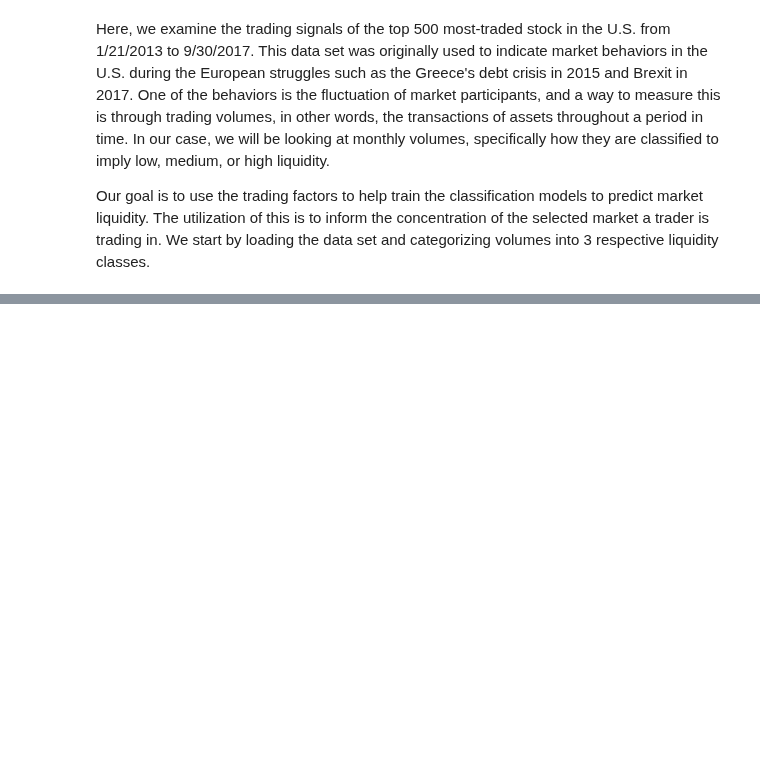
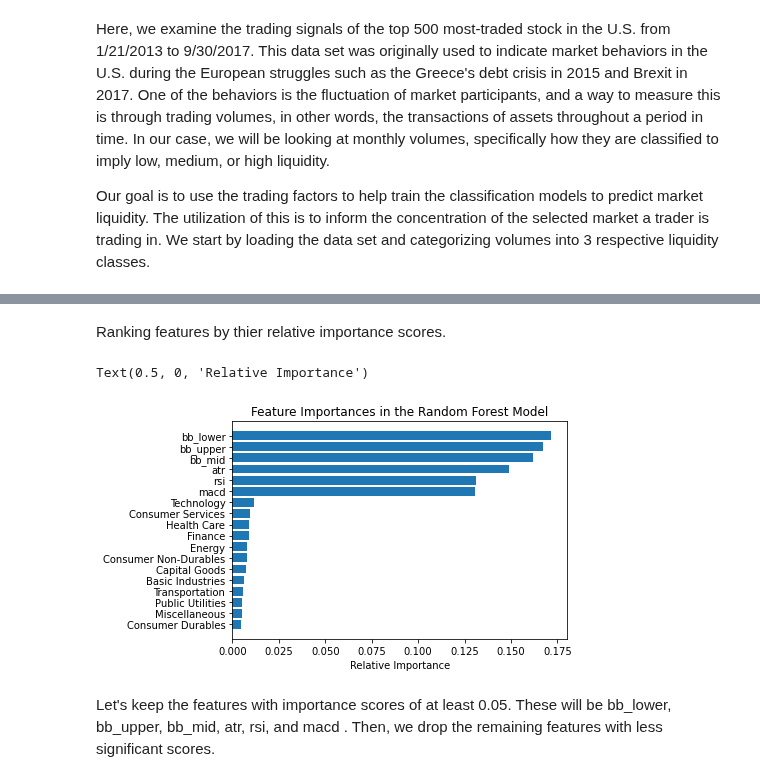
Before and after one commit to lykjohn/UChicago-Summer-Session-2022, a Jupyter notebook: Week4/Week 4 Lecture Source Code.ipynb, the cells around one changed output, grey strips where cells are left out. Cells and saved outputs as stored; diff of their text form; code cells hidden in the pictures; blank space fills up the shorter version.

```diff
--- a/Week4/Week 4 Lecture Source Code.ipynb
+++ b/Week4/Week 4 Lecture Source Code.ipynb
@@ -174,0 +199,4 @@ plt.show()
+# %%
+FEATURES = FEATURES+dummies.columns.to_list()
+# %%
+X_train, X_test, y_train, y_test = train_test_split(DATA2.loc[:, FEATURES], DATA2.loc[:, LABEL], test_size=0.2, random_state=0)
@@ -174,0 +205,22 @@ plt.show()
+# %%
+from sklearn.ensemble import RandomForestClassifier # importing the random forest module
+
+rf_model = RandomForestClassifier(random_state=0) # define the random forest model
+
+rf_model.fit(X_train, y_train) # fit the random forest model
+
+importances = rf_model.feature_importances_ # get importance
+
+indices = np.argsort(importances) # sort the features' index by their importance scores
+# %% [markdown]
+Ranking features by thier relative importance scores.
+# %%
+plt.title('Feature Importances in the Random Forest Model')
+plt.barh(range(len(indices)), importances[indices], align='center')
+plt.yticks(range(len(indices)), [FEATURES[i] for i in indices])
+plt.xlabel('Relative Importance')
+# %% [output]
+Text(0.5, 0, 'Relative Importance')
+[figure, added]
+# %% [markdown]
+Let's keep the features with importance scores of at least 0.05. These will be bb_lower, bb_upper, bb_mid, atr, rsi, and macd . Then, we drop the remaining features with less significant scores.
```
Also changed, not shown: parts of 25 cells of this notebook, 1 other file.
